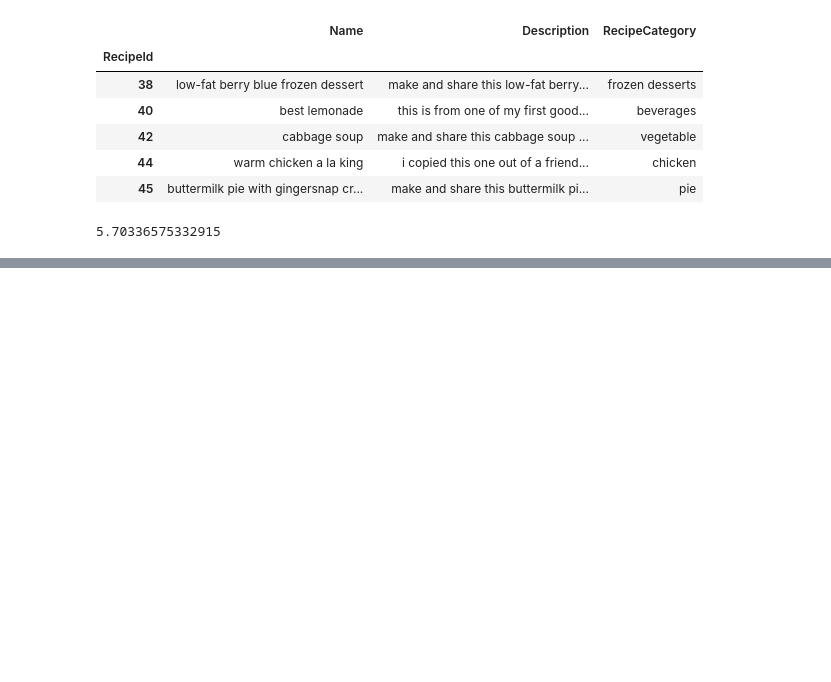
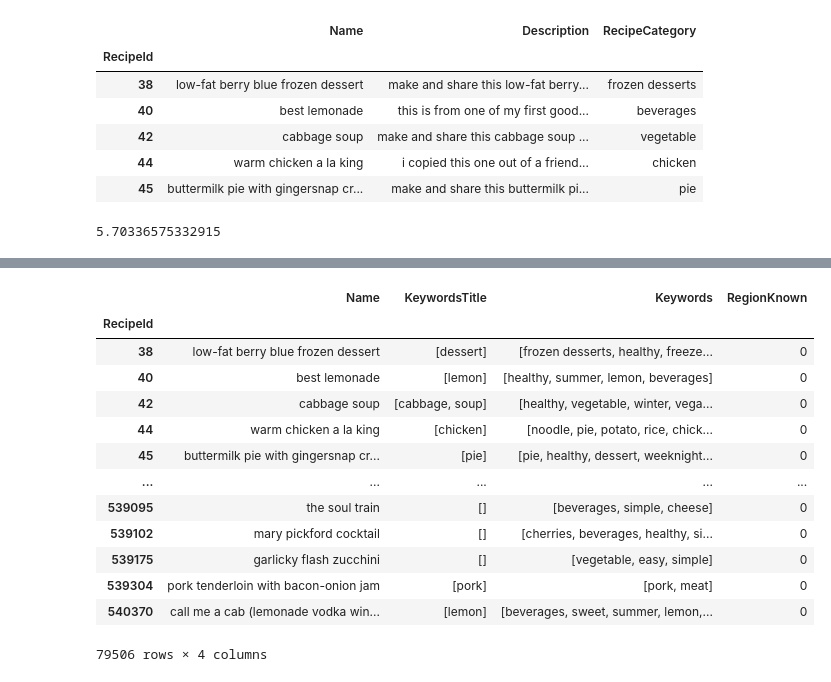
Before and after one commit to nhajouji/foodrecs, a Jupyter notebook: Data Cleaning Notebooks/Keywords_cleaning.ipynb, the cells around one changed output, grey strips where cells are left out. Saved outputs shown, nothing was run; the diff lists cells and outputs as text; code cells hidden in the pictures; blank space fills up the shorter version.

```diff
--- a/Data Cleaning Notebooks/Keywords_cleaning.ipynb
+++ b/Data Cleaning Notebooks/Keywords_cleaning.ipynb
@@ -79,0 +159,17 @@ words_df[['Name','KeywordsTitle','Keywords']].to_pickle('../data/keywords.pk')
+# %%
+keyword_df.loc[keyword_df.RegionKnown==0]
+# %% [output]
+|  | Name | KeywordsTitle | Keywords | RegionKnown |
+| RecipeId |  |  |  |  |
+| 38 | low-fat berry blue frozen dessert | [dessert] | [frozen desserts, healthy, freeze... | 0 |
+| 40 | best lemonade | [lemon] | [healthy, summer, lemon, beverages] | 0 |
+| 42 | cabbage soup | [cabbage, soup] | [healthy, vegetable, winter, vega... | 0 |
+| 44 | warm chicken a la king | [chicken] | [noodle, pie, potato, rice, chick... | 0 |
+| 45 | buttermilk pie with gingersnap cr... | [pie] | [pie, healthy, dessert, weeknight... | 0 |
+| ... | ... | ... | ... | ... |
+| 539095 | the soul train | [] | [beverages, simple, cheese] | 0 |
+| 539102 | mary pickford cocktail | [] | [cherries, beverages, healthy, si... | 0 |
+| 539175 | garlicky flash zucchini | [] | [vegetable, easy, simple] | 0 |
+| 539304 | pork tenderloin with bacon-onion jam | [pork] | [pork, meat] | 0 |
+| 540370 | call me a cab (lemonade vodka win... | [lemon] | [beverages, sweet, summer, lemon,... | 0 |
+79506 rows × 4 columns
```
Also changed, not shown: parts of 28 cells of this notebook, 5 other files.
